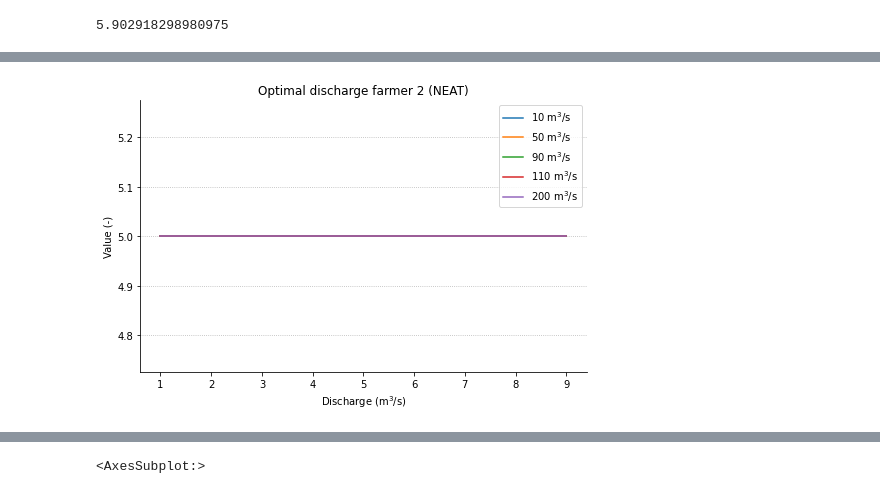
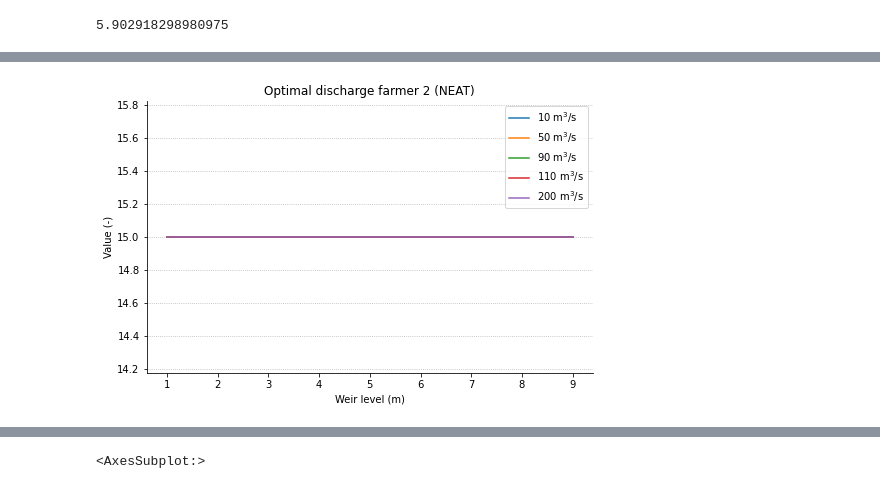
Before and after one commit to SjoerdGn/str-flow-pred-and-control, a Jupyter notebook: neat_exploration/testing_neat.ipynb, the cells around one changed output, grey strips where cells are left out. Cells and saved outputs as stored; diff of their text form; code cells hidden in the pictures.

```diff
--- a/neat_exploration/testing_neat.ipynb
+++ b/neat_exploration/testing_neat.ipynb
@@ -96,6 +96,14 @@ See the caveats in the documentation: https://pandas.pydata.org/pandas-docs/stab
 import neat
 # %%
 generation = 0
+# %%
+def norm_input(value, min, max):
+    return (value-min) / (max-min)
+
+max_level = riverdata['level'].max()
+min_level = riverdata['level'].min()
+max_disch_pred = riverdata['discharge_pred'].max()
+min_disch_pred = riverdata['discharge_pred'].min()
 # %%
 config_path = "config_expl.txt"
 config = neat.config.Config(neat.DefaultGenome,
@@ -267,3 +259,22 @@ Optimal discharge setting: 15.11287007797186 m^3/s
 vc.discharge_curve_farmer_1(5.5,4.5,2)
 # %% [output]
 5.902918298980975
+# %%
+river_levels = np.linspace(1,9,50)
+
+discharge_predictions=[10, 50, 90, 110, 200]
+plt.figure(figsize=(8,5))
+ax = plt.subplot(111)
+
+ax.spines['right'].set_visible(False)
+ax.spines['top'].set_visible(False)
+plt.title('Optimal weir setting farmer 1 (NEAT)')
+plt.xlabel('Weir level (m)')
+plt.ylabel('Value (-)')
+plt.grid(linestyle= ':', axis='y')
+
+opt_lev = [[vc.translation_curve(net.activate([norm_input(i, min_level, max_level),norm_input(j, min_disch_pred, max_disch_pred)])[0], 1., 9.) for i in river_levels] for j in discharge_predictions]
+for i, opt_lev_single in enumerate(opt_lev):
+    plt.plot(river_levels, opt_lev_single, label = f"{discharge_predictions[i]} m$^3$/s")
+plt.legend()
+plt.savefig(r"C:\Users\sgnodde\Documents\data\Murray project\OUTPUT_FARM_1_v4.png", dpi=200)
@@ -270,21 +283,22 @@ vc.discharge_curve_farmer_1(5.5,4.5,2)
 # %%
 river_levels = np.linspace(1,9,50)
+discharge_predictions=[10, 50, 90, 110, 200]
 
-discharge_predictions=[10, 50, 90, 110, 200]
 plt.figure(figsize=(8,5))
 ax = plt.subplot(111)
 
 ax.spines['right'].set_visible(False)
 ax.spines['top'].set_visible(False)
 plt.title('Optimal discharge farmer 2 (NEAT)')
-plt.xlabel('Discharge (m$^3$/s)')
+plt.xlabel('Weir level (m)')
+
 plt.ylabel('Value (-)')
 plt.grid(linestyle= ':', axis='y')
 
-opt_lev = [[vc.translation_curve(net.activate([i,j])[0], 1., 9.) for i in river_levels] for j in discharge_predictions]
+opt_lev = [[vc.translation_curve(net.activate([norm_input(i, min_level, max_level),norm_input(j, min_disch_pred, max_disch_pred)])[1], 0, 50) for i in river_levels] for j in discharge_predictions]
 for i, opt_lev_single in enumerate(opt_lev):
     plt.plot(river_levels, opt_lev_single, label = f"{discharge_predictions[i]} m$^3$/s")
 plt.legend()
-plt.savefig(r"C:\Users\sgnodde\Documents\data\Murray project\OUTPUT_FARM_1.png", dpi=200)
+plt.savefig(r"C:\Users\sgnodde\Documents\data\Murray project\OUTPUT_FARM_2_v4.png", dpi=200)
 # %% [output]
-[figure, old version]
+[figure, new version]
```
Also changed, not shown: parts of 9 cells of this notebook, 2 other files.
